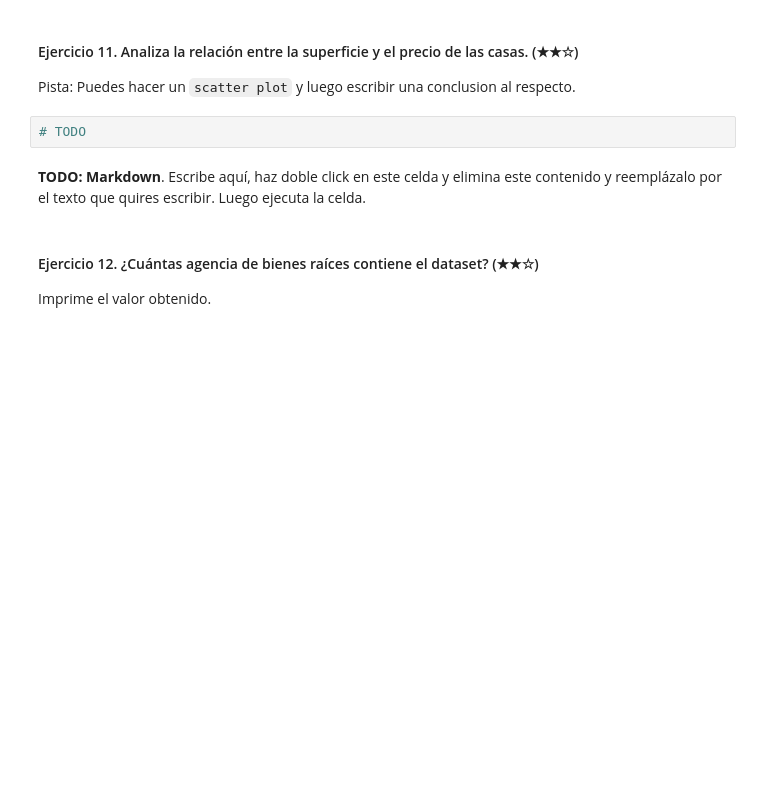
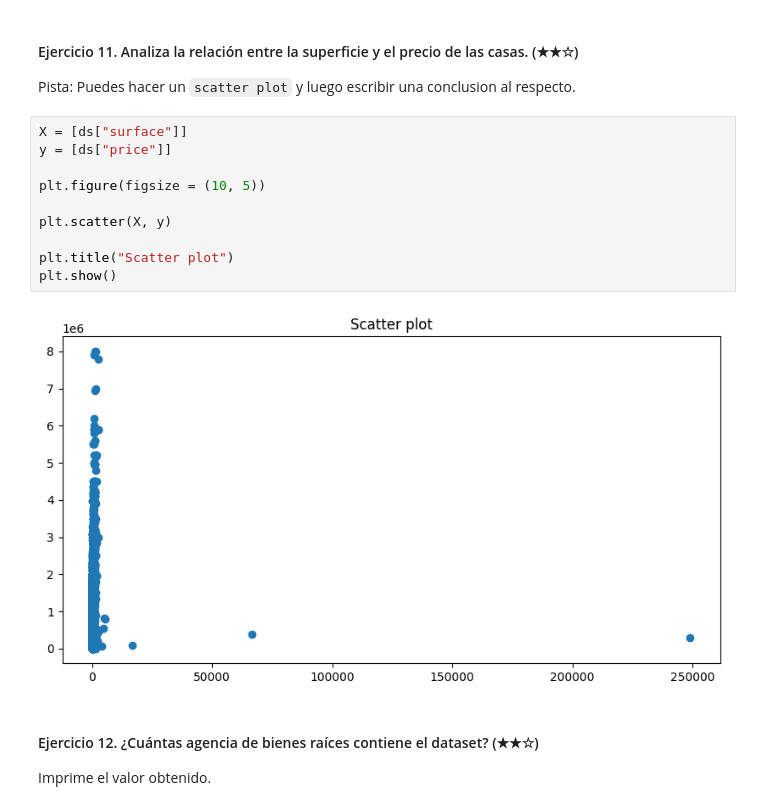
Before and after one commit to Angel-HR00/DataCleanUp-excercise, a Jupyter notebook: project.es.ipynb, the cells around one changed output. Saved outputs shown, nothing was run; the diff lists cells and outputs as text; blank space fills up the shorter version.

```diff
--- a/project.es.ipynb
+++ b/project.es.ipynb
@@ -150,9 +211,17 @@ Pista: Crea una nueva columna llamada `pps` (price per square) y luego analiza l
 
 Pista: Puedes hacer un `scatter plot` y luego escribir una conclusion al respecto.
 # %%
-# TODO
+X = [ds["surface"]]
+y = [ds["price"]]
+
+plt.figure(figsize = (10, 5))
+
+plt.scatter(X, y)
+
+plt.title("Scatter plot")
+plt.show()
+# %% [output]
+[figure, added]
-# %% [markdown]
-**TODO: Markdown**. Escribe aquí, haz doble click en este celda y elimina este contenido y reemplázalo por el texto que quires escribir. Luego ejecuta la celda.
 # %% [markdown]
 #### Ejercicio 12. ¿Cuántas agencia de bienes raíces contiene el dataset? (★★☆)
 
```
Also changed, not shown: parts of 16 cells of this notebook.
